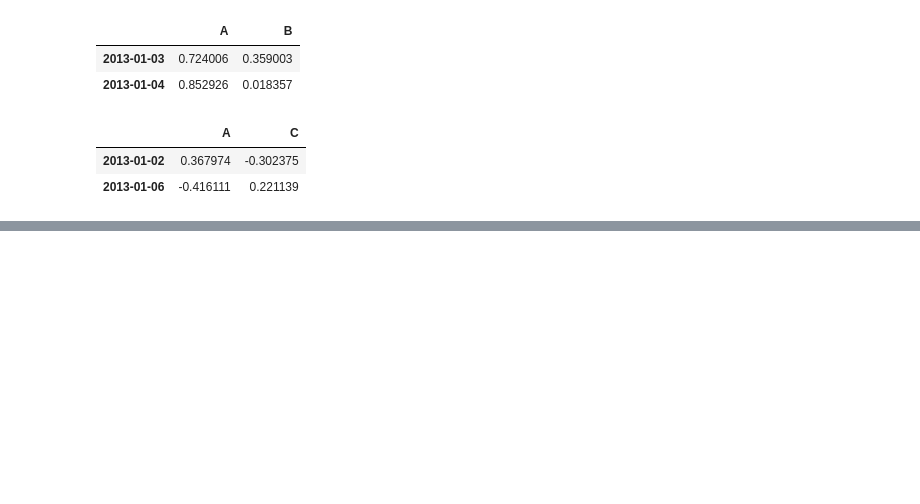
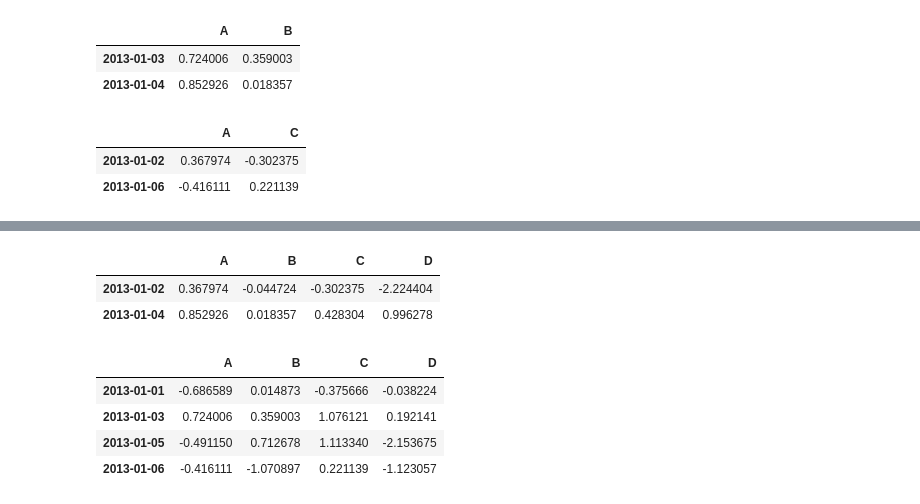
Before and after one commit to agnieszka-web/NumpyTutorial, a Jupyter notebook: numpypractice.ipynb, the cells around one changed output, grey strips where cells are left out. Saved outputs shown, nothing was run; the diff lists cells and outputs as text; code cells hidden in the pictures; blank space fills up the shorter version.

```diff
--- a/numpypractice.ipynb
+++ b/numpypractice.ipynb
@@ -678,0 +714,16 @@ df.iloc[[1,5],[0,2]]
+# %%
+#list all columns where A is greater than C
+df.query('A > C')
+# %% [output]
+|  | A | B | C | D |
+| 2013-01-02 | 0.367974 | -0.044724 | -0.302375 | -2.224404 |
+| 2013-01-04 | 0.852926 | 0.018357 | 0.428304 | 0.996278 |
+# %%
+#using OR condition
+df.query('A < B | C > A')
+# %% [output]
+|  | A | B | C | D |
+| 2013-01-01 | -0.686589 | 0.014873 | -0.375666 | -0.038224 |
+| 2013-01-03 | 0.724006 | 0.359003 | 1.076121 | 0.192141 |
+| 2013-01-05 | -0.491150 | 0.712678 | 1.113340 | -2.153675 |
+| 2013-01-06 | -0.416111 | -1.070897 | 0.221139 | -1.123057 |
```
Also changed, not shown: parts of 7 cells of this notebook.
